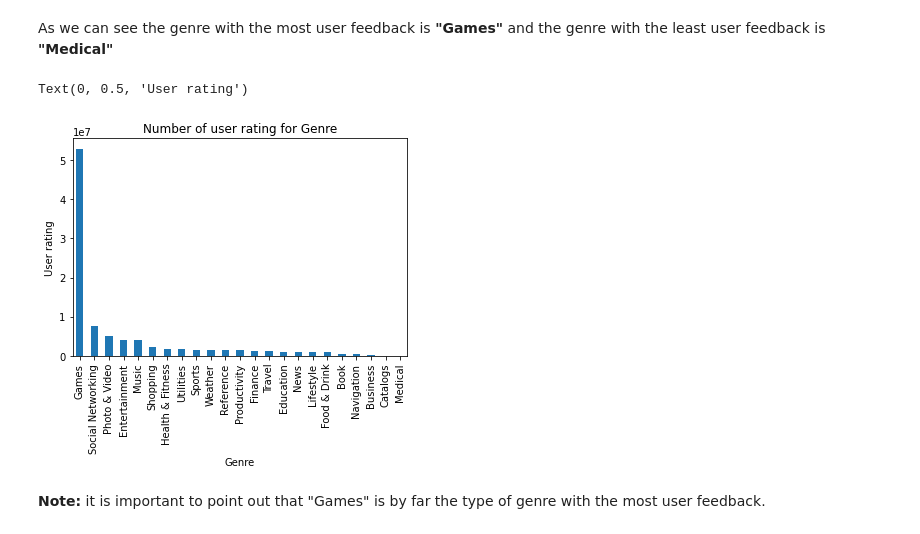
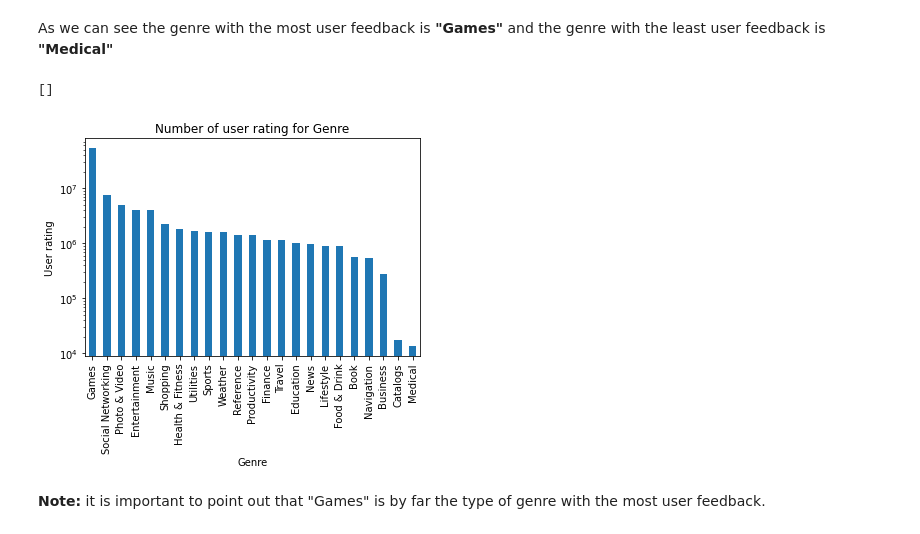
Before and after one commit to DanielaNy/Pyladies_Amsterdam_Capstone_Project, a Jupyter notebook: Data_Analysis_Melissa.ipynb, the cells around one changed output. Cells and saved outputs as stored; diff of their text form; code cells hidden in the pictures.

```diff
--- a/Data_Analysis_Melissa.ipynb
+++ b/Data_Analysis_Melissa.ipynb
@@ -90,13 +90,14 @@ Genre_rating = data.groupby(["prime_genre"])["rating_count_tot"].sum().sort_valu
 # %%
 Genre_rating_plot = Genre_rating.plot.bar()
 plt.title("Number of user rating for Genre")
 plt.xlabel("Genre")
 plt.ylabel ("User rating")
-#plt.yscale("log")
+plt.yscale("log")
+Genre_rating_plot.plot()
 #change the scale
 # %% [output]
-Text(0, 0.5, 'User rating')
+[]
-[figure, old version]
+[figure, new version]
 # %% [markdown]
 **Note:** it is important to point out that "Games" is by far the type of genre with the most  user feedback.
 # %% [markdown]
```
Also changed, not shown: parts of 7 cells of this notebook, 1 other file.
